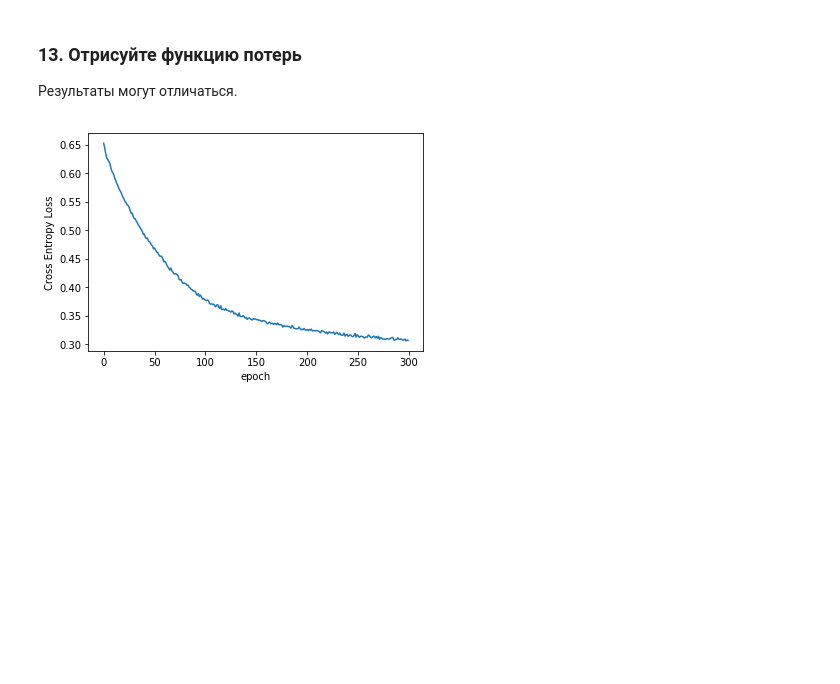
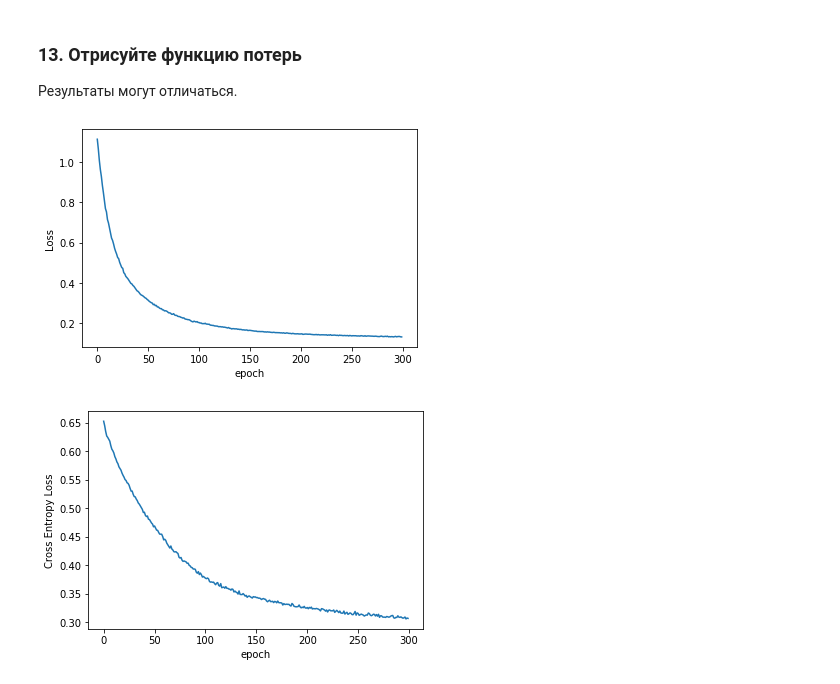
Before and after one commit to ShafigullinIK/hw_abct, a Jupyter notebook: hw_09/05-Neural-Network-Exercises.ipynb, the cells around one changed output. Saved outputs shown, nothing was run; the diff lists cells and outputs as text; code cells hidden in the pictures; blank space fills up the shorter version.

```diff
--- a/hw_09/05-Neural-Network-Exercises.ipynb
+++ b/hw_09/05-Neural-Network-Exercises.ipynb
@@ -208,0 +234,4 @@ torch.float32
+# %%
+# CODE HERE
+y = torch.tensor(np.array(df[y_col]), dtype=torch.float)
+y[:5], y.size()
@@ -217,6 +252,13 @@ torch.float32
 # CODE HERE
 b = 30000 # размер батчв
 t = 5000  # размер тестовой выборки
+
+cat_train = cats[:b-t]
+cat_test = cats[b-t:b]
+con_train = conts[:b-t]
+con_test = conts[b-t:b]
+y_train = y[:b-t]
+y_test = y[b-t:b]
 # %%
 # DON'T WRITE HERE
 # %% [markdown]
@@ -283,7 +328,7 @@ class TabularModel(nn.Module):
 Создайте экземпляр под названием «model» с одним скрытым слоем, содержащим 50 нейронов, а для dropout слоя установите p=0,4.
 # %%
 # CODE HERE
-
+model = TabularModel(emb_szs=emb_szs, n_cont=conts.shape[1], out_sz=2, layers=[50])
 
 # RUN THIS CODE TO COMPARE RESULTS
 model
@@ -318,3 +380,8 @@ TabularModel(
+# %%
+# CODE HERE
+criterion = nn.CrossEntropyLoss()
+# criterion = nn.MSELoss()
+optimizer = torch.optim.Adam(model.parameters(), lr=0.001)
 # %%
 # DON'T WRITE HERE
 # %% [markdown]
@@ -367,3 +418,10 @@ Duration: 170 seconds
+# %%
+# CODE HERE
+plt.plot(range(epochs), losses)
+plt.ylabel('Loss')
+plt.xlabel('epoch');
+# %% [output]
+[figure, added]
 # %%
 # DON'T WRITE HERE
 # %% [output]
```
Also changed, not shown: parts of 17 cells of this notebook.
